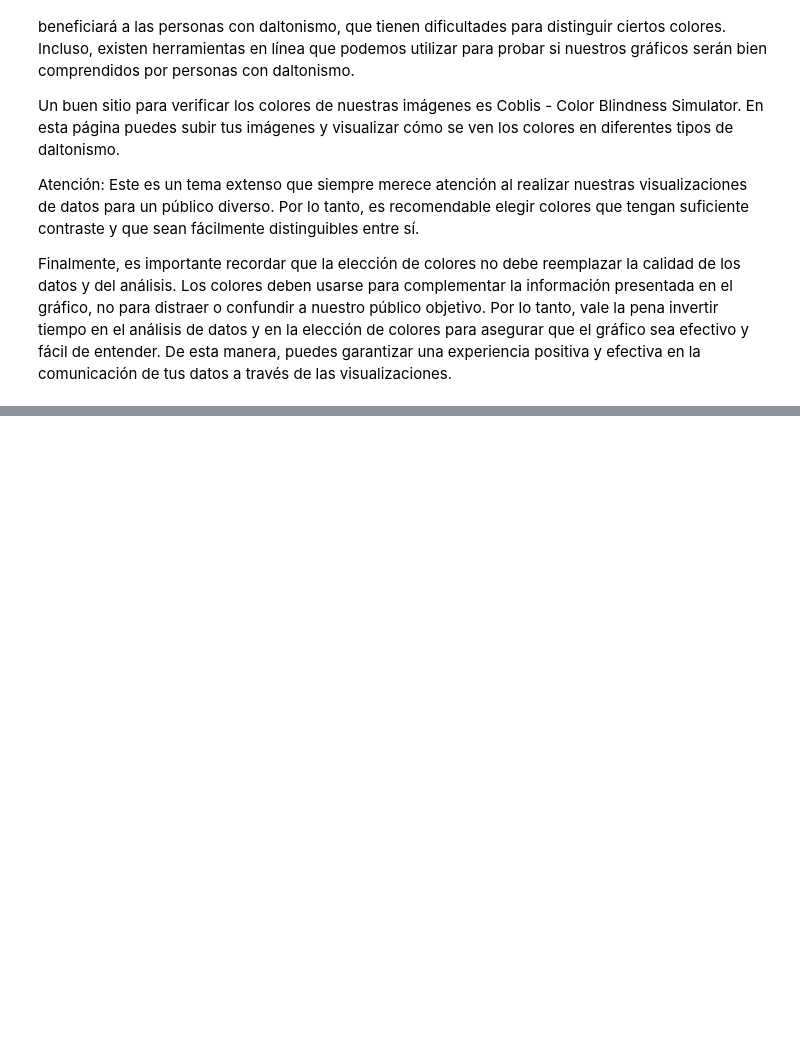
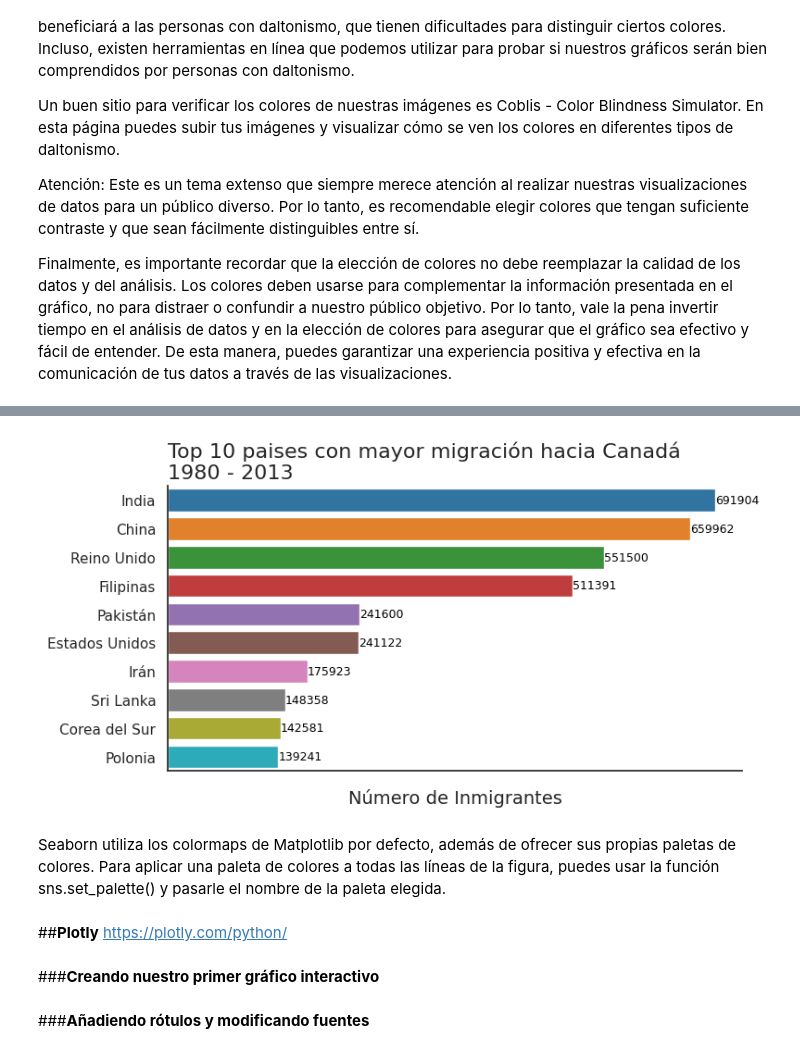
Before and after one commit to evs-11/Visualizacion-de-datos-con-bibliotecas-de-python, a Jupyter notebook: visualizacion_de_datos_con_python.ipynb, the cells around one changed output, grey strips where cells are left out. Drawn from its saved outputs; the diff is of its cells as text; code cells hidden in the pictures; blank space fills up the shorter version.

```diff
--- a/visualizacion_de_datos_con_python.ipynb
+++ b/visualizacion_de_datos_con_python.ipynb
@@ -838,0 +877,14 @@ Finalmente, es importante recordar que la elección de colores no debe reemplaza
+# %%
+# cambiamos el fondo con style=...tiene marco negro pero como no lo queremos modificamos en el código
+# sns.despine()
+sns.set_theme(style='white')
+generar_grafico('tab10')
+# %% [output]
+[figure, added]
+# %% [markdown]
+Seaborn utiliza los colormaps de Matplotlib por defecto, además de ofrecer sus propias paletas de colores. Para aplicar una paleta de colores a todas las líneas de la figura, puedes usar la función sns.set_palette() y pasarle el nombre de la paleta elegida.
+# %% [markdown]
+##**Plotly**
+https://plotly.com/python/
+# %% [markdown]
+###**Creando nuestro primer gráfico interactivo**
@@ -838,0 +896,2 @@ Finalmente, es importante recordar que la elección de colores no debe reemplaza
+# %% [markdown]
+###**Añadiendo rótulos y modificando fuentes**
```
Also changed, not shown: parts of 16 cells of this notebook.
